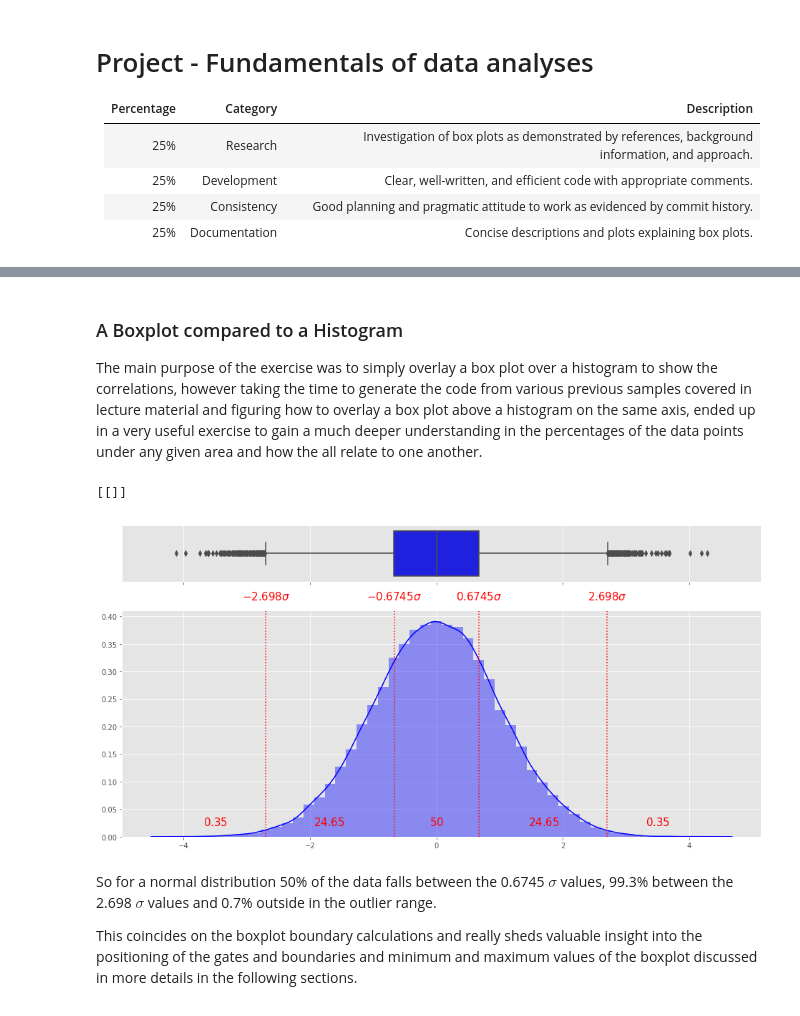
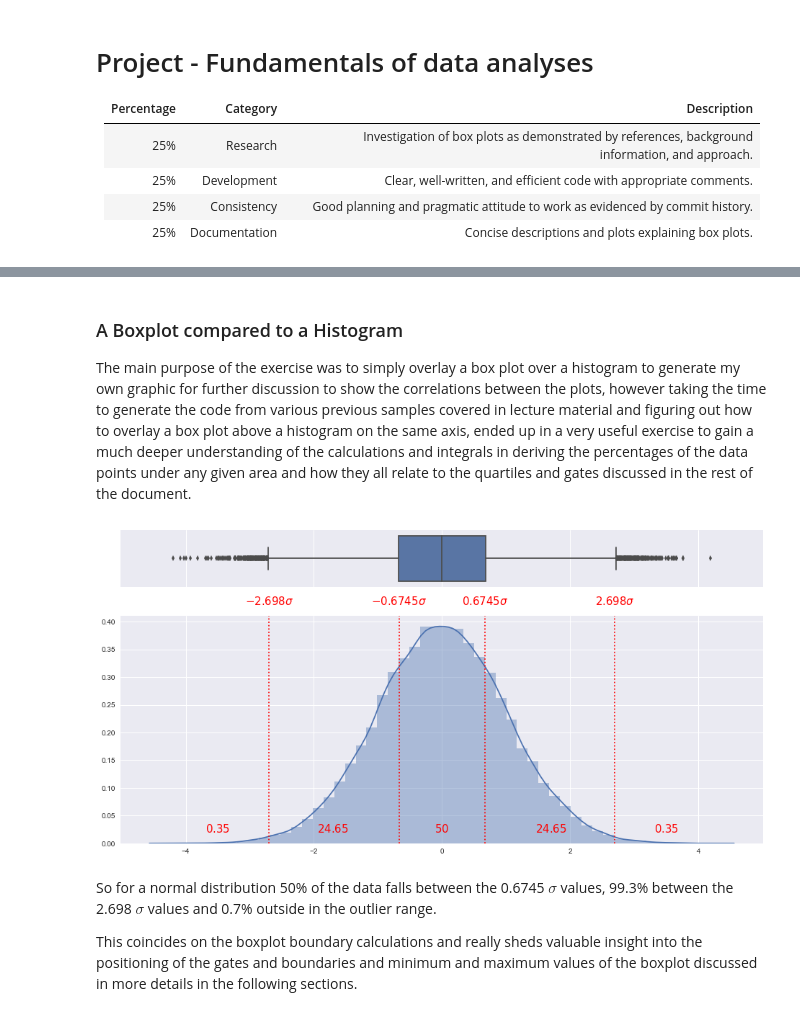
Before and after one commit to G00364778/52446_project, a Jupyter notebook: the_box_plot.ipynb, the cells around one changed output, grey strips where cells are left out. Saved outputs shown, nothing was run; the diff lists cells and outputs as text; code cells hidden in the pictures.

```diff
--- a/the_box_plot.ipynb
+++ b/the_box_plot.ipynb
@@ -25,46 +32,46 @@ The basic graphic form of the box plot was already established in the early 1950
 # %% [markdown]
 ### A Boxplot compared to a Histogram
 
-The main purpose of the exercise was to simply overlay a box plot over a histogram to show the correlations, however taking the time to generate the code from various previous samples covered in lecture material and figuring how to overlay a box plot above a histogram on the same axis, ended up in a very useful exercise to gain a much deeper understanding in the percentages of the data points under any given area and how the all relate to one another.
+The main purpose of the exercise was to simply overlay a box plot over a histogram to generate my own graphic for further discussion to show the correlations between the plots, however taking the time to generate the code from various previous samples covered in lecture material and figuring out how to overlay a box plot above a histogram on the same axis, ended up in a very useful exercise to gain a much deeper understanding of the calculations and integrals in deriving the percentages of the data points under any given area and how they all relate to the quartiles and gates discussed in the rest of the document.
 # %%
 import warnings
 warnings.simplefilter(action='ignore', category=FutureWarning)
 import numpy as np
 import seaborn as sns
 import matplotlib.pyplot as plt
 %matplotlib inline
 
-plt.style.use('ggplot')
+plt.style.use('seaborn')                # ggplot
 plt.rcParams['figure.figsize'] = 16, 8
 
-x = np.random.randn(35000)
+x = np.random.randn(50000)
 f, (ax_box, ax_hist) = plt.subplots(2, sharex=True, gridspec_kw={"height_ratios": (.20, .80)})
 
-sns.boxplot(x, ax=ax_box, color='b')
-sns.distplot(x, ax=ax_hist, color='b')
+sns.boxplot(x, ax=ax_box)               #, color='teal')
+sns.distplot(x, ax=ax_hist)             #, color='teal')
 plt.axvline(x=-2.698, color='r', linestyle=':')
 plt.axvline(x=-0.67, color='r', linestyle=':')
 plt.axvline(x= 0.67, color='r', linestyle=':')
 plt.axvline(x= 2.698, color='r', linestyle=':')
 
 plt.text(-2.698,0.43,r'$-2.698\sigma$',size=15, color='r', horizontalalignment='center')
 plt.text(-0.6745,0.43,r'$-0.6745\sigma$',size=15, color='r', horizontalalignment='center')
 plt.text( 0.6745,0.43,r'$ 0.6745\sigma$',size=15, color='r', horizontalalignment='center')
 plt.text( 2.698,0.43,r'$ 2.698\sigma$',size=15, color='r', horizontalalignment='center')
 
 plt.text(0,0.02,r'$50%$',size=15, color='r', horizontalalignment='center')
 plt.text(-1.7,0.02,r'$24.65%$',size=15, color='r', horizontalalignment='center')
 plt.text(1.7,0.02,r'$24.65%$',size=15, color='r', horizontalalignment='center')
 plt.text(-3.5,0.02,r'$0.35%$',size=15, color='r', horizontalalignment='center')
 plt.text(3.5,0.02,r'$0.35%$',size=15, color='r', horizontalalignment='center')
 
 
 ax_box.set(yticks=[])
 #sns.despine(ax=ax_hist)
 #sns.despine(ax=ax_box, left=True)
+plt.show()
 # %% [output]
-[[]]
-[figure, old version]
+[figure, new version]
 # %% [markdown]
 So for a normal distribution 50% of the data falls between the 0.6745 $\sigma$ values, 99.3% between the 2.698 $\sigma$ values and 0.7% outside in the outlier range.
 
```
Also changed, not shown: parts of 31 cells of this notebook.
